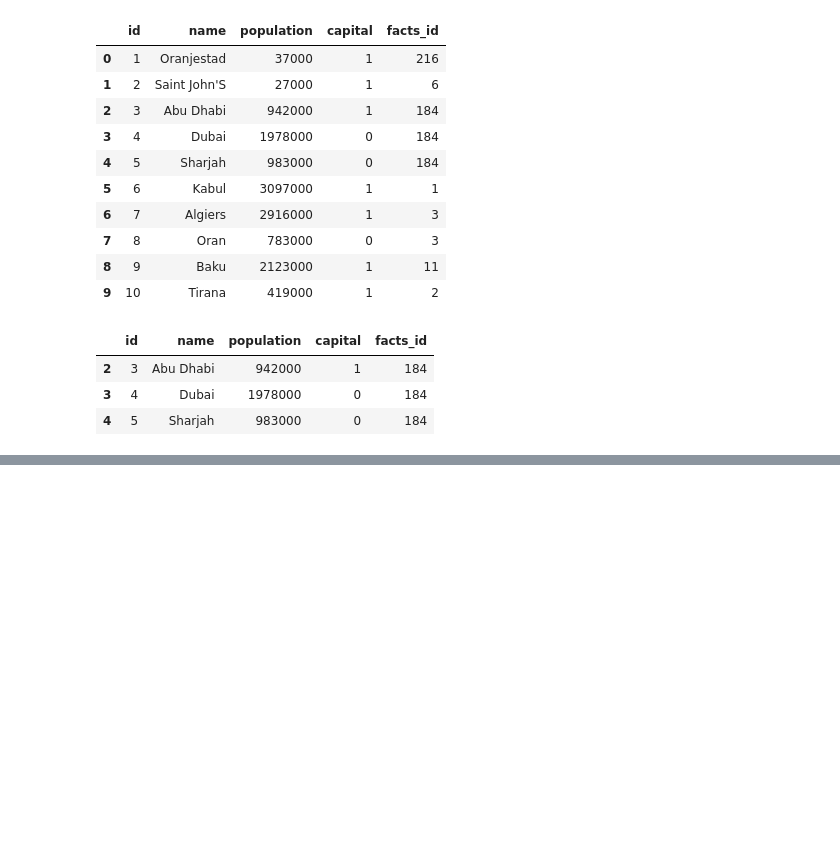
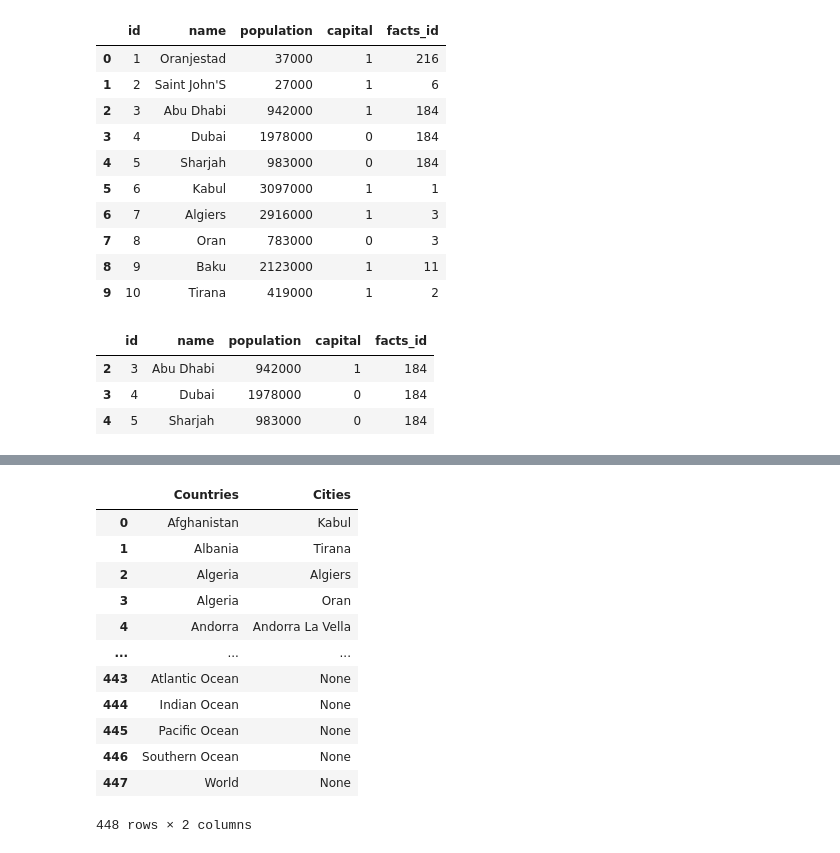
Before and after one commit to MoeedKhan-AMK/Applied-Data-Science, a Jupyter notebook: SQL/SQL Class_2 20th Sept/factbook.ipynb, the cells around one changed output, grey strips where cells are left out. Cells and saved outputs as stored; diff of their text form; code cells hidden in the pictures; blank space fills up the shorter version.

```diff
--- a/SQL/SQL Class_2 20th Sept/factbook.ipynb
+++ b/SQL/SQL Class_2 20th Sept/factbook.ipynb
@@ -90,0 +137,24 @@ df[df["facts_id"] == "184"]
+# %%
+# LEFT JOIN: Returns all rows from the left table, and only the matched rows from the right table
+
+query = """SELECT
+        f.name Countries, c.name Cities
+        FROM facts f
+        LEFT JOIN cities c
+        ON f.id = c.facts_id"""
+
+pd.read_sql_query(query, conn)
+# %% [output]
+|  | Countries | Cities |
+| 0 | Afghanistan | Kabul |
+| 1 | Albania | Tirana |
+| 2 | Algeria | Algiers |
+| 3 | Algeria | Oran |
+| 4 | Andorra | Andorra La Vella |
+| ... | ... | ... |
+| 443 | Atlantic Ocean | None |
+| 444 | Indian Ocean | None |
+| 445 | Pacific Ocean | None |
+| 446 | Southern Ocean | None |
+| 447 | World | None |
+448 rows × 2 columns
```
Also changed, not shown: parts of 2 cells of this notebook.
